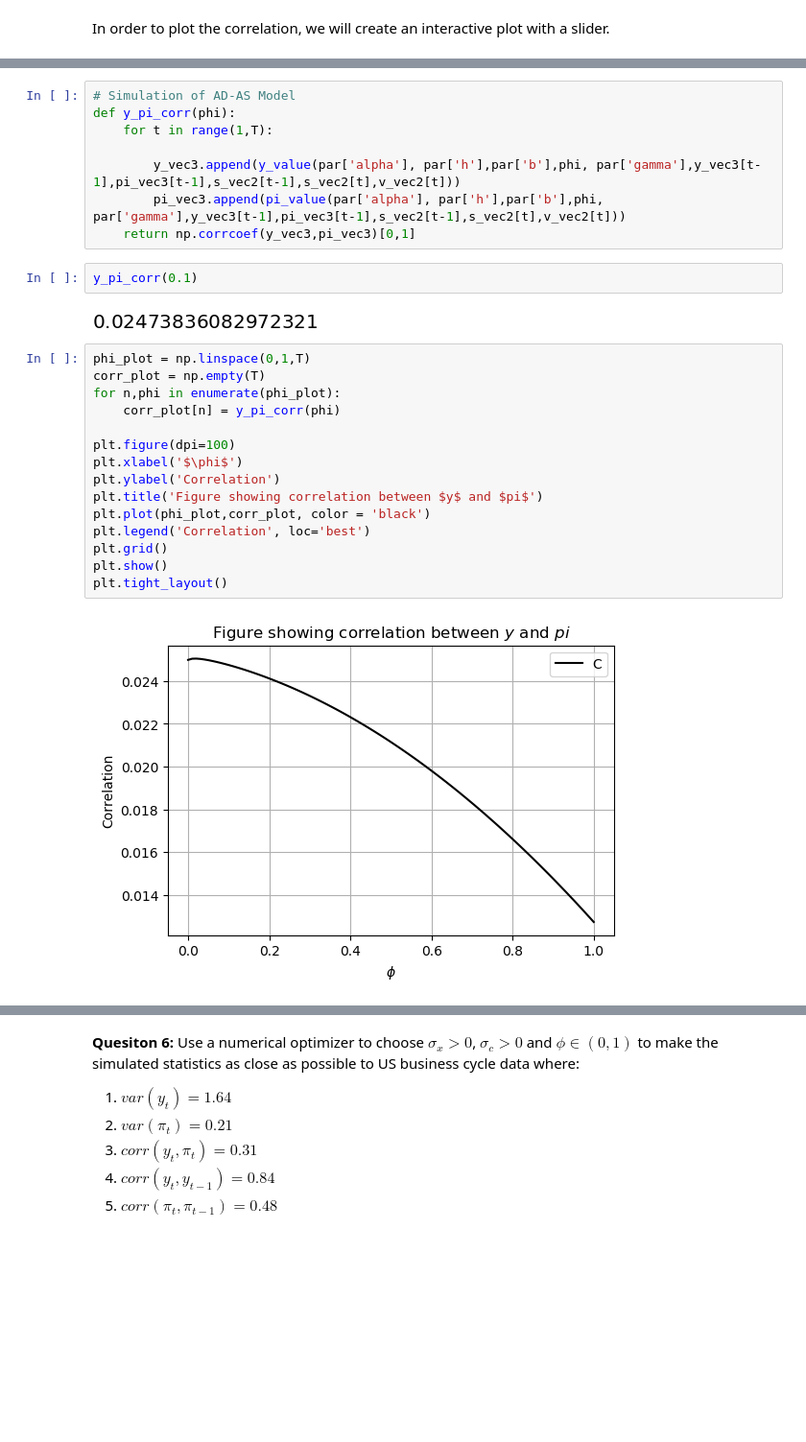
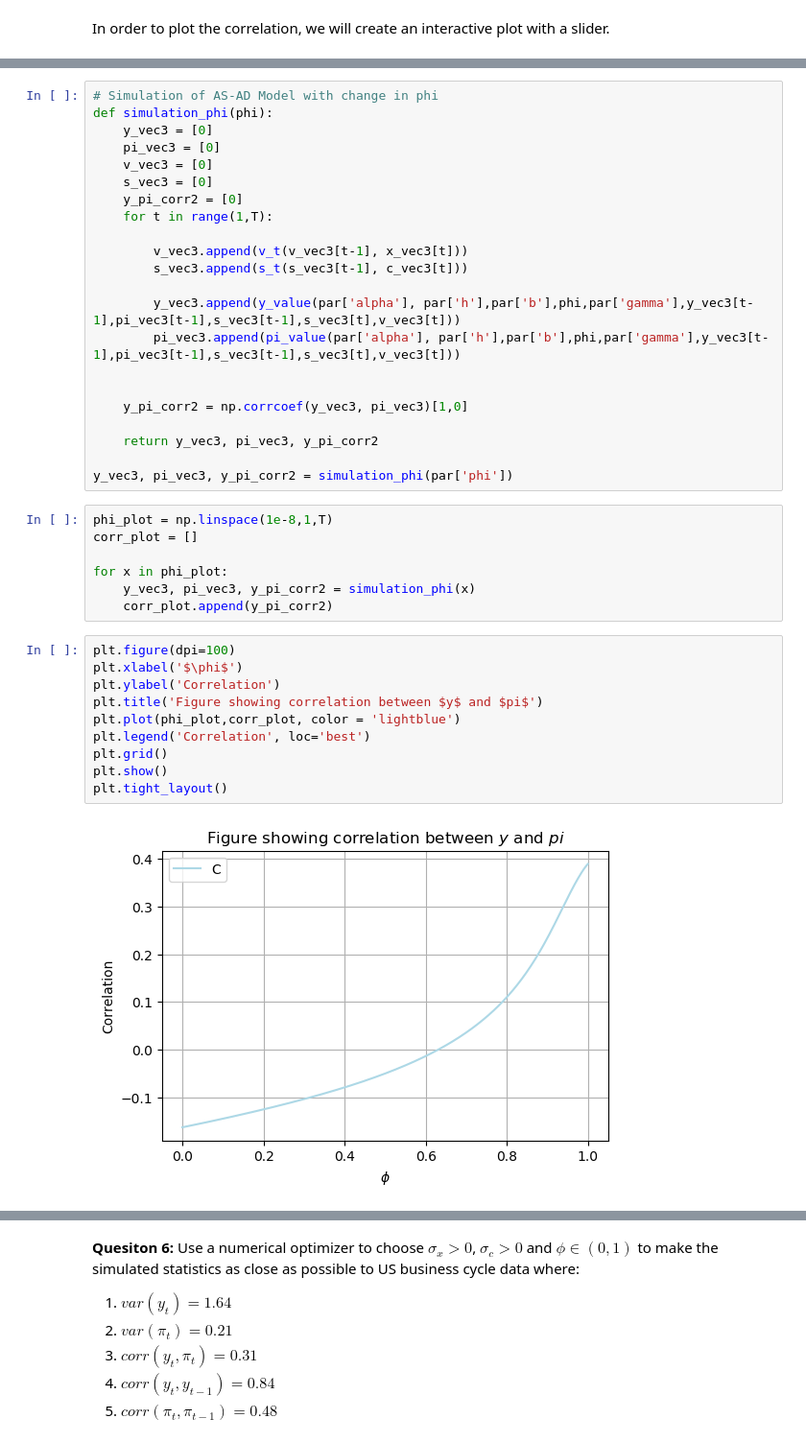
Before and after one commit to NumEconCopenhagen/projects-2019-nx31, a Jupyter notebook: examproject/examproject-M.ipynb, the cells around one changed output, grey strips where cells are left out. Shown at 96% size. Saved outputs shown, nothing was run; the diff lists cells and outputs as text; blank space fills up the shorter version.

```diff
--- a/examproject/examproject-M.ipynb
+++ b/examproject/examproject-M.ipynb
@@ -573,30 +569,42 @@ y_pi_corr2 = [0]
 # %%
-# Simulation of AD-AS Model
-def y_pi_corr(phi):
+# Simulation of AS-AD Model with change in phi
+def simulation_phi(phi):
+    y_vec3 = [0]
+    pi_vec3 = [0]
+    v_vec3 = [0]
+    s_vec3 = [0]
+    y_pi_corr2 = [0]
     for t in range(1,T):
 
-        y_vec3.append(y_value(par['alpha'], par['h'],par['b'],phi, par['gamma'],y_vec3[t-1],pi_vec3[t-1],s_vec2[t-1],s_vec2[t],v_vec2[t]))
-        pi_vec3.append(pi_value(par['alpha'], par['h'],par['b'],phi, par['gamma'],y_vec3[t-1],pi_vec3[t-1],s_vec2[t-1],s_vec2[t],v_vec2[t]))
-    return np.corrcoef(y_vec3,pi_vec3)[0,1]
+        v_vec3.append(v_t(v_vec3[t-1], x_vec3[t]))
+        s_vec3.append(s_t(s_vec3[t-1], c_vec3[t]))
+
+        y_vec3.append(y_value(par['alpha'], par['h'],par['b'],phi,par['gamma'],y_vec3[t-1],pi_vec3[t-1],s_vec3[t-1],s_vec3[t],v_vec3[t]))
+        pi_vec3.append(pi_value(par['alpha'], par['h'],par['b'],phi,par['gamma'],y_vec3[t-1],pi_vec3[t-1],s_vec3[t-1],s_vec3[t],v_vec3[t]))
+
+
+    y_pi_corr2 = np.corrcoef(y_vec3, pi_vec3)[1,0]
+
+    return y_vec3, pi_vec3, y_pi_corr2
+
+y_vec3, pi_vec3, y_pi_corr2 = simulation_phi(par['phi'])
-# %%
-y_pi_corr(0.1)
-# %% [output]
-[figure, removed]
+# %%
+phi_plot = np.linspace(1e-8,1,T)
+corr_plot = []
+
+for x in phi_plot:
+    y_vec3, pi_vec3, y_pi_corr2 = simulation_phi(x)
+    corr_plot.append(y_pi_corr2)
 # %%
-phi_plot = np.linspace(0,1,T)
-corr_plot = np.empty(T)
-for n,phi in enumerate(phi_plot):
-    corr_plot[n] = y_pi_corr(phi)
-
 plt.figure(dpi=100)
 plt.xlabel('$\phi$')
 plt.ylabel('Correlation')
 plt.title('Figure showing correlation between $y$ and $pi$')
-plt.plot(phi_plot,corr_plot, color = 'black')
+plt.plot(phi_plot,corr_plot, color = 'lightblue')
 plt.legend('Correlation', loc='best')
 plt.grid()
 plt.show()
 plt.tight_layout()
 # %% [output]
-[figure, old version]
+[figure, new version]
 <Figure size 432x288 with 0 Axes>
```
Also changed, not shown: parts of 10 cells of this notebook.
